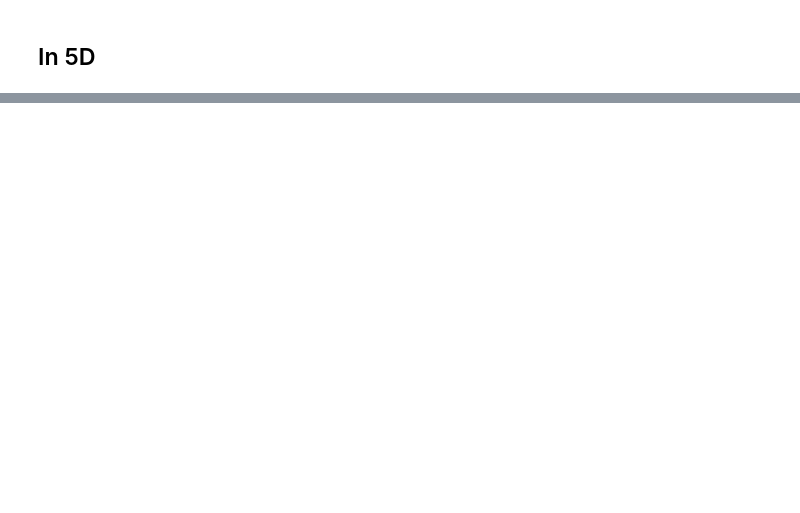
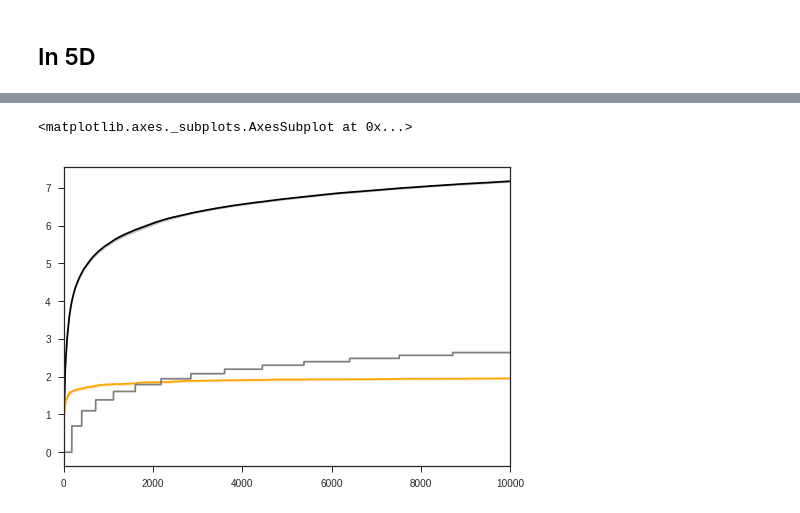
Before and after one commit to benlansdell/conservativerdd, a Jupyter notebook: compare_methods_maxcon_vs_feasible.ipynb, the cells around one changed output, grey strips where cells are left out. Cells and saved outputs as stored; diff of their text form; code cells hidden in the pictures; blank space fills up the shorter version.

```diff
--- a/compare_methods_maxcon_vs_feasible.ipynb
+++ b/compare_methods_maxcon_vs_feasible.ipynb
@@ -211,0 +237,7 @@ plt.savefig('./figs/compare_methods_maxcon_feasible.pdf')
+# %%
+sns.tsplot(np.log(np.cumsum(update_pol_thr, axis = 1)), color = 'orange')
+sns.tsplot(np.log(np.cumsum(update_pol_thrcons, axis = 1)), color = 'black')
+sns.tsplot(np.log(np.cumsum(update_pol_detthr, axis = 1)), color = 'grey')
+# %% [output]
+<matplotlib.axes._subplots.AxesSubplot at 0x...>
+[figure, added]
```
Also changed, not shown: parts of 7 cells of this notebook, 4 other files.
